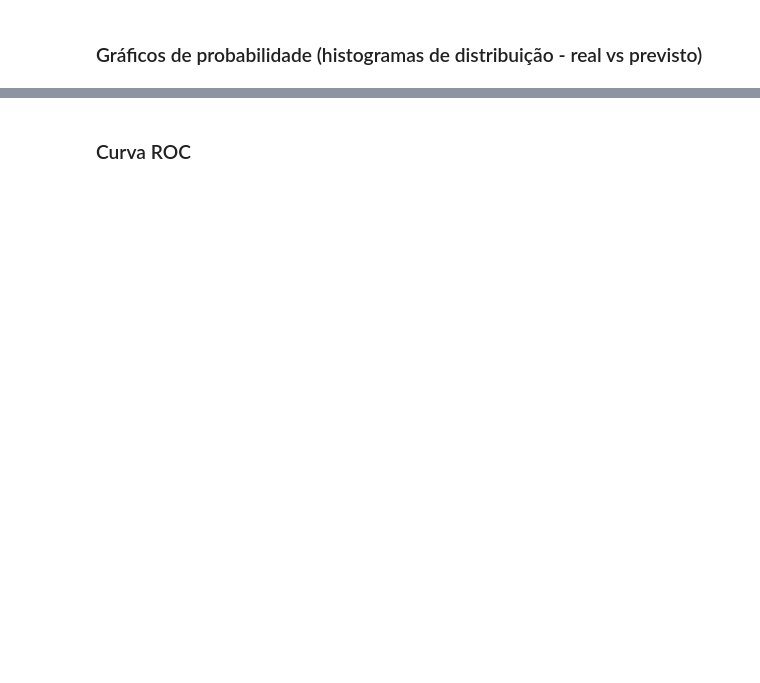
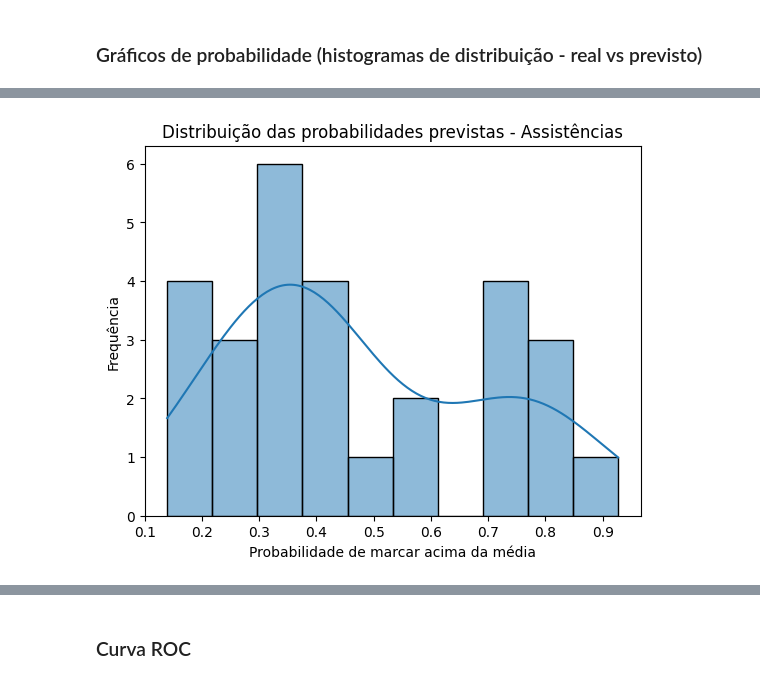
Before and after one commit to luiz-davi-m/ciencia-de-dados-nba, a Jupyter notebook: Parte 3/RF5 e RF6.ipynb, the cells around one changed output, grey strips where cells are left out. Saved outputs shown, nothing was run; the diff lists cells and outputs as text; code cells hidden in the pictures; blank space fills up the shorter version.

```diff
--- a/Parte 3/RF5 e RF6.ipynb
+++ b/Parte 3/RF5 e RF6.ipynb
@@ -176,0 +169,4 @@ plt.show()
+# %%
+plotar_distribuicao_probabilidades(resultados_assistencias, 'Assistências')
+# %% [output]
+[figure, added]
```
Also changed, not shown: parts of 28 cells of this notebook, 14 other files.
